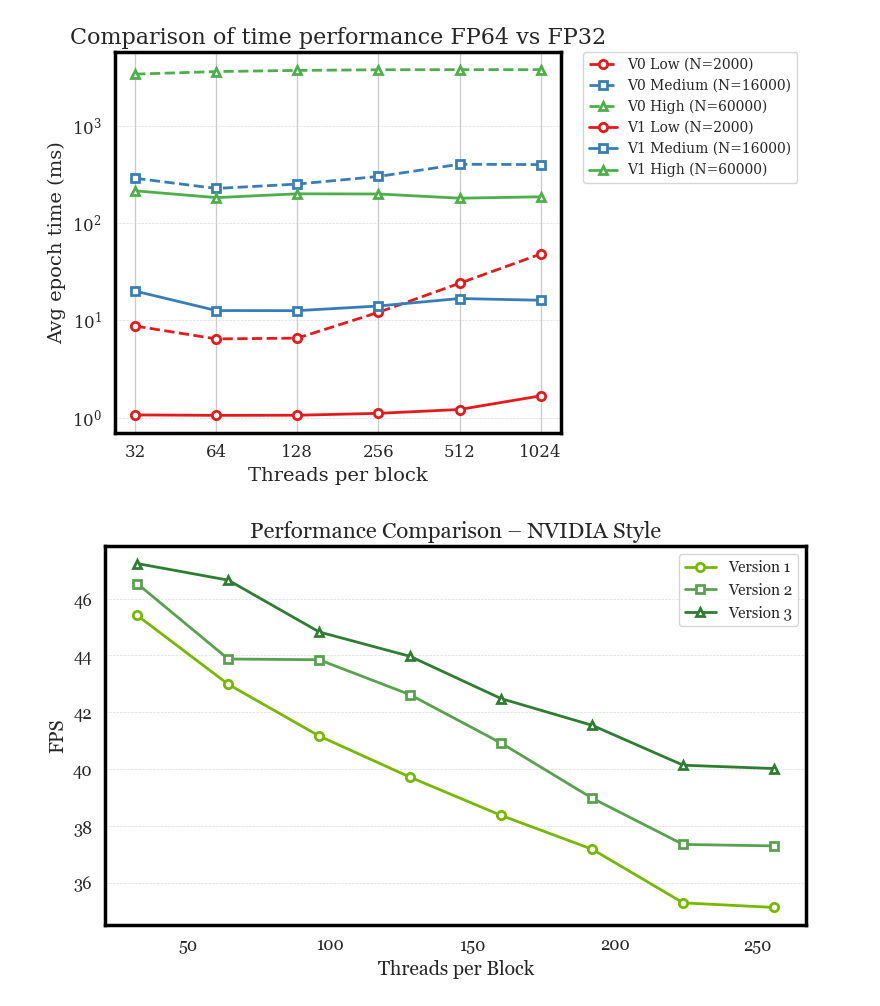
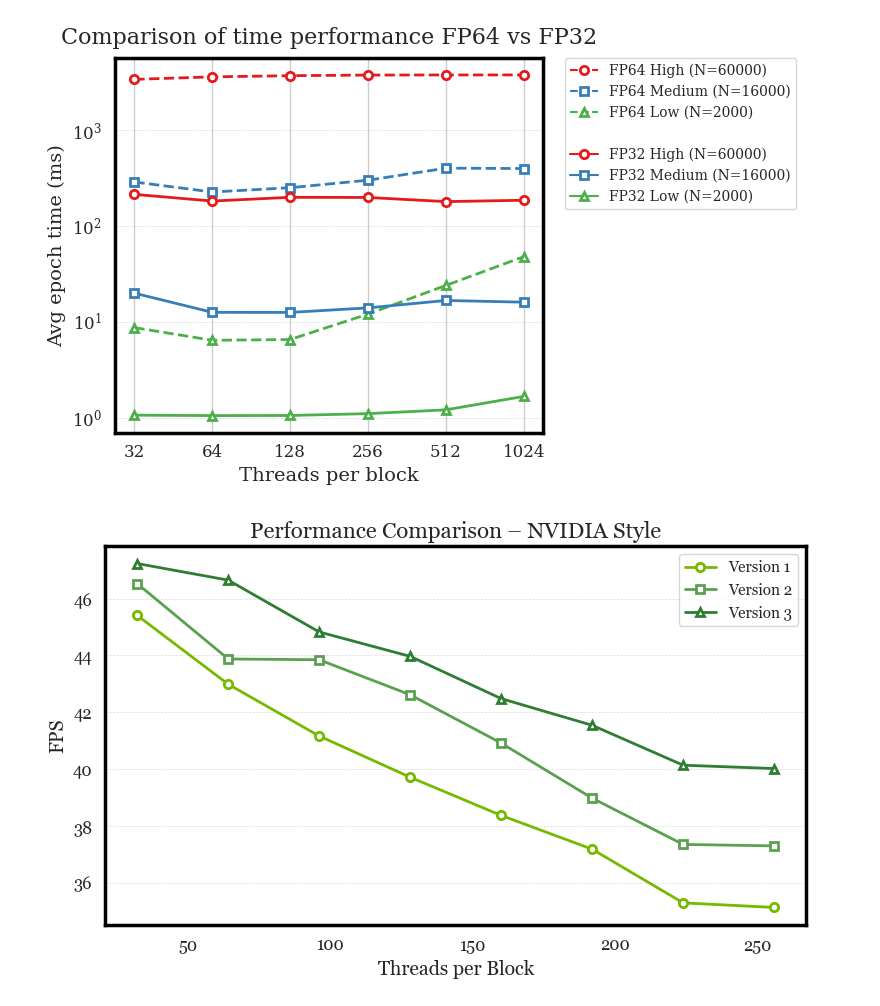
Before and after one commit to andimatteo/cuda-particles-simulator, a Jupyter notebook: utils/line-plot.ipynb, the cells around one changed output. Saved outputs shown, nothing was run; the diff lists cells and outputs as text; code cells hidden in the pictures.

Commit message:
FP64 vs FP32 plot

```diff
--- a/utils/line-plot.ipynb
+++ b/utils/line-plot.ipynb
@@ -55,13 +59,15 @@ mean_df = (
 versions = sorted(mean_df.version.unique())
 threads = sorted(mean_df.threads.unique())
 workloads = {
-    'low': 2000,
+    'high': 60000,
     'medium': 16000,
-    'high': 60000
+    'low': 2000
 }
 
 colors = ['#76B900', '#59A14F', '#2E7D32']  # NVIDIA‐like greens
 markers = ['o', 's', '^']
+
+threads_plot = np.array(threads)
 
 # # 5) Create subplots: one per workload
 # fig, axes = plt.subplots(1, 3, figsize=(18, 5), sharey=True)
@@ -139,44 +149,84 @@ NameError: name 'colors' is not defined
 # %%
+from matplotlib.lines import Line2D
+
 # Plot version 0 and 1 together (logarithmic scale on both axes)
 fig, ax = plt.subplots(figsize=(8, 5))
 
-# Use very different colors for low, medium, high
 distinct_colors = ['#E41A1C', '#377EB8', '#4DAF4A']  # red, blue, green
+
+FP = {
+    "0": "FP64",
+    "1": "FP32"
+}
+
+legend_handles_fp64 = []
+legend_handles_fp32 = []
 
 for version, style in zip([0, 1], ['dashed', 'solid']):
     v_df = mean_df[mean_df.version == version]
     for (wl_name, pnum), color, marker in zip(workloads.items(), distinct_colors, markers):
         sub = v_df[v_df.particle == pnum].set_index('threads').reindex(threads_plot).reset_index()
         ax.plot(
             sub['threads'], sub['mean_ms'],
             marker=marker,
             linestyle=style,
-            label=f"V{version} {wl_name.title()} (N={pnum})",
+            label=f"{FP[str(version)]} {wl_name.title()} (N={pnum})",
             color=color,
             markerfacecolor='white',
             markeredgewidth=2,
             linewidth=2
         )
+        handle = Line2D(
+            [0], [0],
+            color=color,
+            marker=marker,
+            linestyle='--' if style == 'dashed' else 'solid',
+            markerfacecolor='white',
+            markeredgewidth=2,
+            linewidth=1.5,
+            label=f"{FP[str(version)]} {wl_name.title()} (N={pnum})"
+        )
+        if version == 0:
+            legend_handles_fp64.append(handle)
+        else:
+            legend_handles_fp32.append(handle)
+
+# Add a blank handle for spacing
+blank = Line2D([0], [0], color='none', label='')
+
+# Combine handles: FP64, blank, FP32
+all_handles = legend_handles_fp64 + [blank] + legend_handles_fp32
+all_labels = [h.get_label() for h in legend_handles_fp64] + [''] + [h.get_label() for h in legend_handles_fp32]
+
 ax.set_xscale('log', base=2)
 ax.set_yscale('log')
 ax.set_xticks(threads_plot)
 ax.get_xaxis().set_major_formatter(plt.ScalarFormatter())
 ax.tick_params(axis='x', which='both', length=5, width=1.2, color='black')
 ax.set_xlabel("Threads per block")
 ax.set_ylabel("Avg epoch time (ms)")
-ax.set_title("Comparison of time performance FP64 vs FP32")
+ax.set_title("Comparison of time performance FP64 vs FP32", pad=10)
 ax.grid(axis='y', linestyle='--', linewidth=0.5, alpha=0.7)
 for spine in ax.spines.values():
     spine.set_visible(True)
     spine.set_linewidth(2.5)
     spine.set_edgecolor("black")
-# Legend outside the plot
-ax.legend(fontsize=10, bbox_to_anchor=(1.05, 1), loc='upper left', borderaxespad=0.)
+
+# Unified legend with spacing
+ax.legend(
+    handles=all_handles,
+    labels=all_labels,
+    fontsize=10,
+    bbox_to_anchor=(1.05, 1),
+    loc='upper left',
+    borderaxespad=0.,
+)
+
 ax.autoscale(enable=True, axis='y')
 plt.tight_layout()
 plt.show()
 # %% [output]
-[figure, old version]
+[figure, new version]
 # %%
 # Font stile NVIDIA
 rcParams.update({
```
Also changed, not shown: parts of 3 cells of this notebook.
